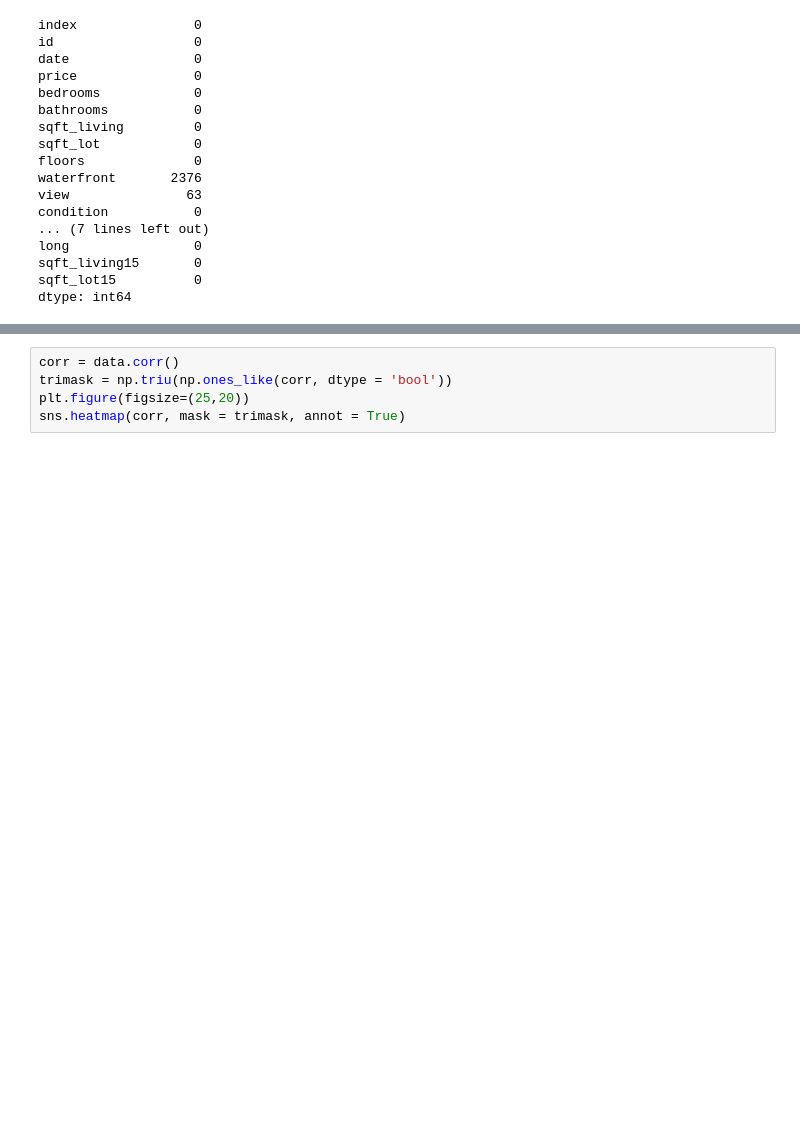
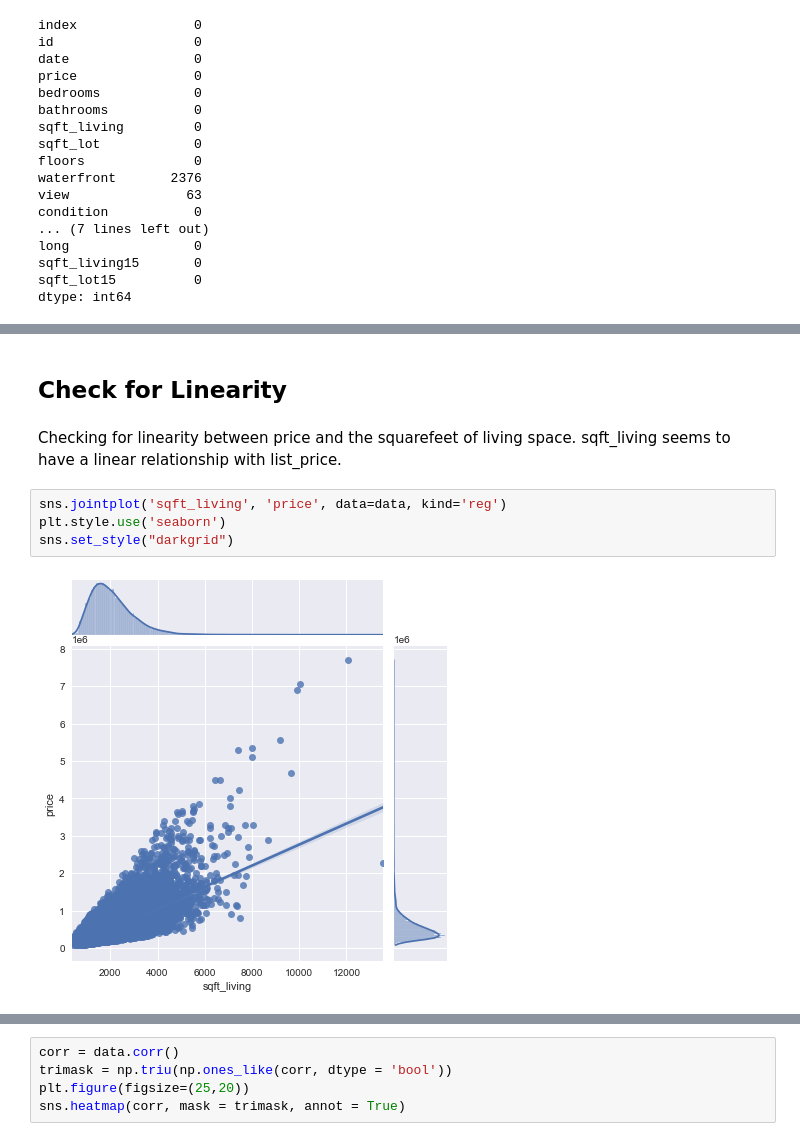
Before and after one commit to henrysvg/dsc-phase-2-project-v2-3, a Jupyter notebook: student.ipynb, the cells around one changed output, grey strips where cells are left out. Cells and saved outputs as stored; diff of their text form; blank space fills up the shorter version.

```diff
--- a/student.ipynb
+++ b/student.ipynb
@@ -90,0 +104,10 @@ dtype: int64
+# %% [markdown]
+## Check for Linearity
+# %% [markdown]
+Checking for linearity between price and the squarefeet of living space.  sqft_living seems to have a linear relationship with list_price.
+# %%
+sns.jointplot('sqft_living', 'price', data=data, kind='reg')
+plt.style.use('seaborn')
+sns.set_style("darkgrid")
+# %% [output]
+[figure, added]
```
Also changed, not shown: parts of 17 cells of this notebook.
